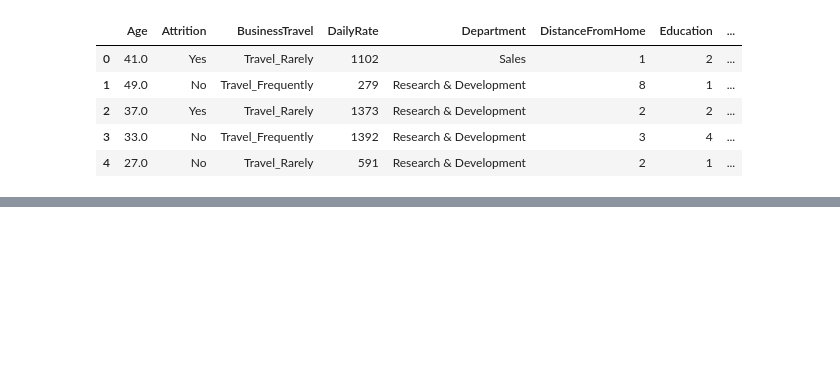
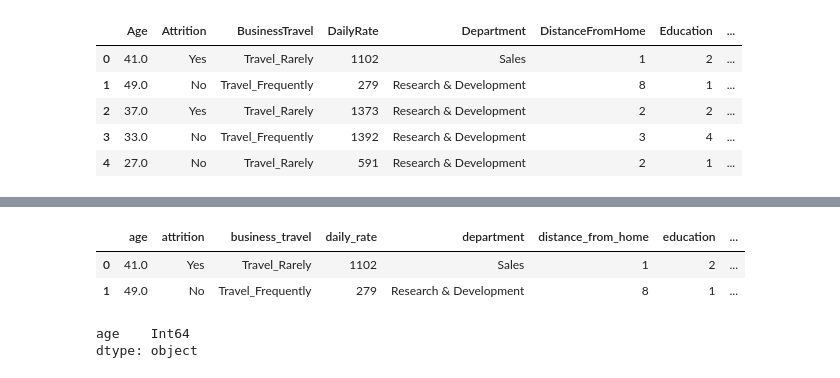
Before and after one commit to Eleonora1989/project-da-promo-63-modulo-3-team-3, a Jupyter notebook: fase_1_inicial_31-03.ipynb, the cells around one changed output, grey strips where cells are left out. Saved outputs shown, nothing was run; the diff lists cells and outputs as text; code cells hidden in the pictures; blank space fills up the shorter version.

```diff
--- a/fase_1_inicial_31-03.ipynb
+++ b/fase_1_inicial_31-03.ipynb
@@ -132,0 +99,10 @@ para ver por que la gente se va se me ocurre que tendriamos que ver
+# %%
+import re  #importar regex para insertar guines bajsos antes de mayúsculas internas. Buena práctica
+#r'(?<!^)(?=[A-Z])' significa “encuentra cada mayúscula que no esté al inicio, y pon un _ antes”.
+
+
+df_hr.columns = (
+    df_hr.columns
+      .str.replace(r'(?<!^)(?=[A-Z])', '_', regex=True)  # Inserta _ antes de mayúsculas internas
+      .str.lower()                                       # Convierte a minúsculas
+)
@@ -132,0 +123,19 @@ para ver por que la gente se va se me ocurre que tendriamos que ver
+# %%
+df_hr.rename(columns={'over18': 'over_18'}, inplace=True)
+df_hr.head(2)
+# %% [output]
+|  | age | attrition | business_travel | daily_rate | department | distance_from_home | education | ... |
+| 0 | 41.0 | Yes | Travel_Rarely | 1102 | Sales | 1 | 2 | ... |
+| 1 | 49.0 | No | Travel_Frequently | 279 | Research & Development | 8 | 1 | ... |
+# %%
+# cambair edad a int
+
+columna_edad_a_int = ['age']
+
+for col in columna_edad_a_int:
+    df_hr[col] = df_hr[col].astype('Int64')
+
+df_hr[columna_edad_a_int].dtypes
+# %% [output]
+age    Int64
+dtype: object
```
Also changed, not shown: parts of 36 cells of this notebook.
